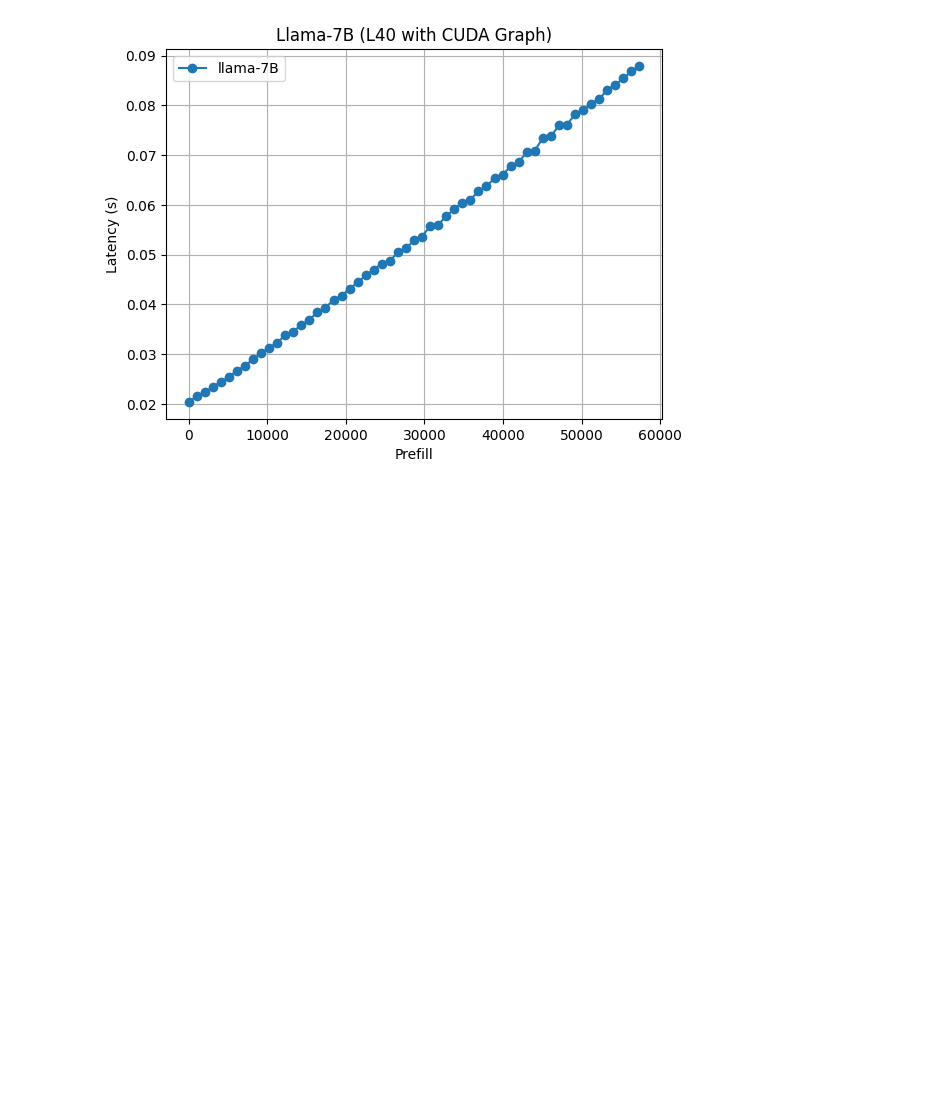
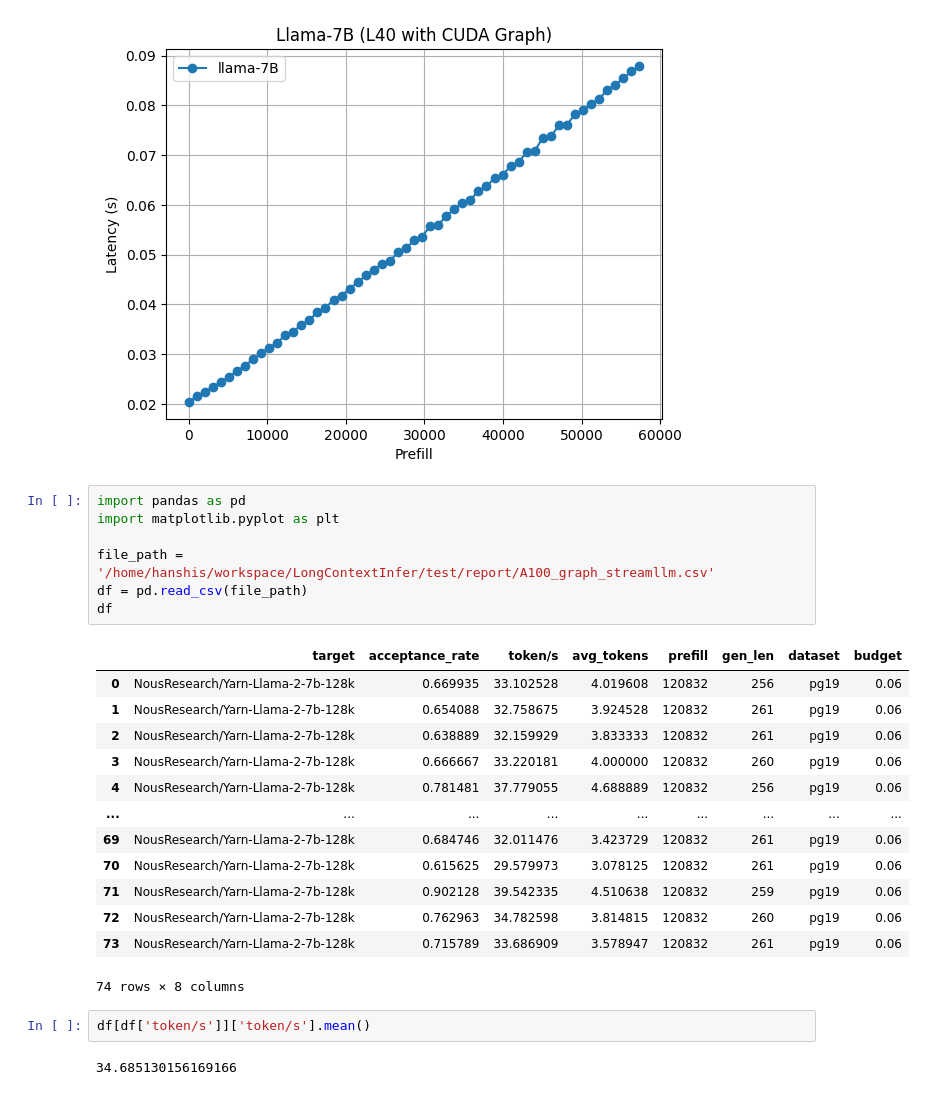
Before and after one commit to ranonrkm/TriForce-legacy, a Jupyter notebook: apps/plot.ipynb, the cells around one changed output. Saved outputs shown, nothing was run; the diff lists cells and outputs as text; blank space fills up the shorter version.

```diff
--- a/apps/plot.ipynb
+++ b/apps/plot.ipynb
@@ -204,3 +204,28 @@ plt.title('Llama-7B (L40 with CUDA Graph)')
 # %% [output]
 Text(0.5, 1.0, 'Llama-7B (L40 with CUDA Graph)')
 [figure]
+# %%
+import pandas as pd
+import matplotlib.pyplot as plt
+
+file_path = '/home/hanshis/workspace/LongContextInfer/test/report/A100_graph_streamllm.csv'
+df = pd.read_csv(file_path)
+df
+# %% [output]
+|  | target | acceptance_rate | token/s | avg_tokens | prefill | gen_len | dataset | budget |
+| 0 | NousResearch/Yarn-Llama-2-7b-128k | 0.669935 | 33.102528 | 4.019608 | 120832 | 256 | pg19 | 0.06 |
+| 1 | NousResearch/Yarn-Llama-2-7b-128k | 0.654088 | 32.758675 | 3.924528 | 120832 | 261 | pg19 | 0.06 |
+| 2 | NousResearch/Yarn-Llama-2-7b-128k | 0.638889 | 32.159929 | 3.833333 | 120832 | 261 | pg19 | 0.06 |
+| 3 | NousResearch/Yarn-Llama-2-7b-128k | 0.666667 | 33.220181 | 4.000000 | 120832 | 260 | pg19 | 0.06 |
+| 4 | NousResearch/Yarn-Llama-2-7b-128k | 0.781481 | 37.779055 | 4.688889 | 120832 | 256 | pg19 | 0.06 |
+| ... | ... | ... | ... | ... | ... | ... | ... | ... |
+| 69 | NousResearch/Yarn-Llama-2-7b-128k | 0.684746 | 32.011476 | 3.423729 | 120832 | 261 | pg19 | 0.06 |
+| 70 | NousResearch/Yarn-Llama-2-7b-128k | 0.615625 | 29.579973 | 3.078125 | 120832 | 261 | pg19 | 0.06 |
+| 71 | NousResearch/Yarn-Llama-2-7b-128k | 0.902128 | 39.542335 | 4.510638 | 120832 | 259 | pg19 | 0.06 |
+| 72 | NousResearch/Yarn-Llama-2-7b-128k | 0.762963 | 34.782598 | 3.814815 | 120832 | 260 | pg19 | 0.06 |
+| 73 | NousResearch/Yarn-Llama-2-7b-128k | 0.715789 | 33.686909 | 3.578947 | 120832 | 261 | pg19 | 0.06 |
+74 rows × 8 columns
+# %%
+df[df['token/s']]['token/s'].mean()
+# %% [output]
+34.685130156169166
```
Also changed, not shown: parts of 1 cell of this notebook, 18 other files.
